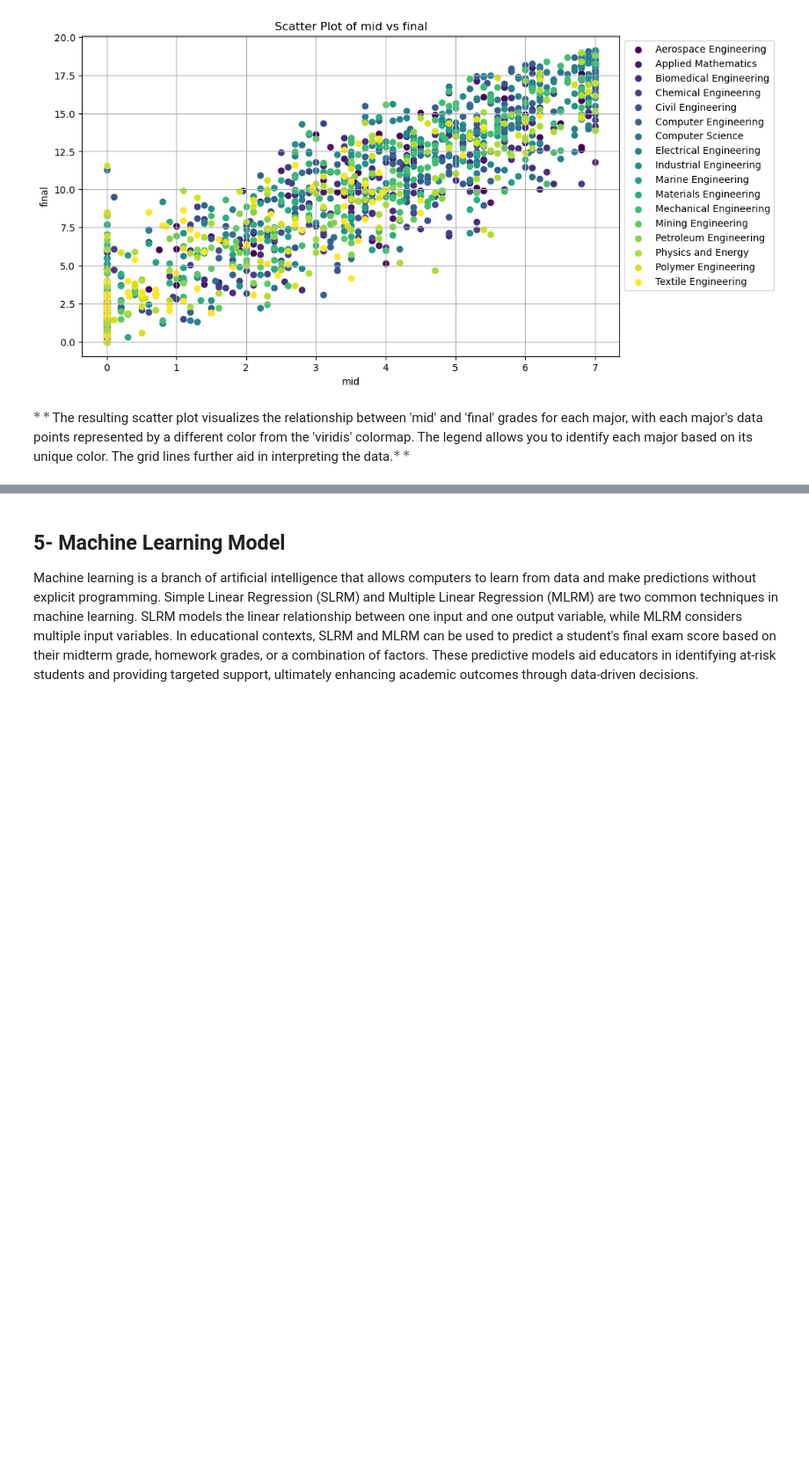
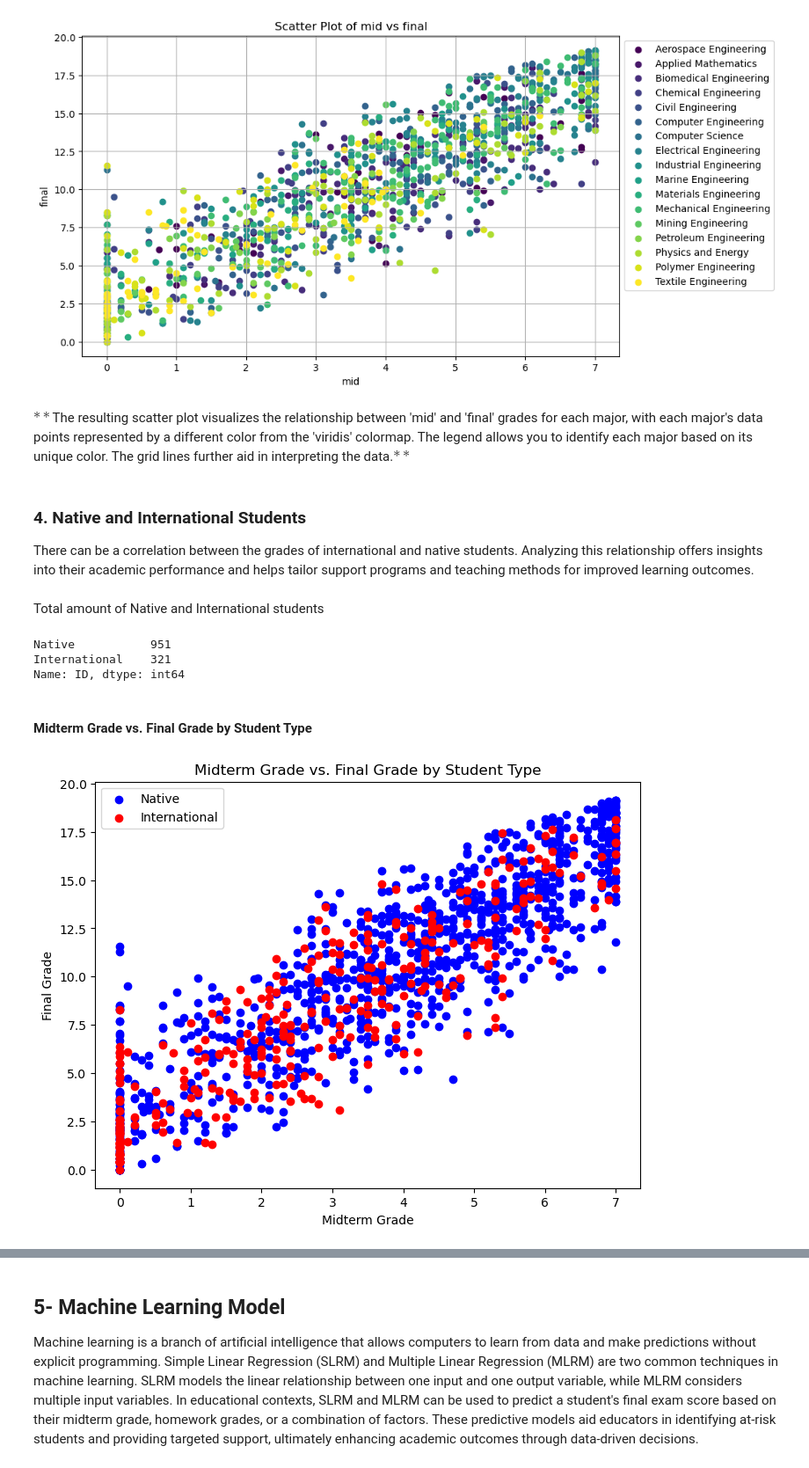
Before and after one commit to kooroshkz/math_grades_analysis, a Jupyter notebook: project_notebook.ipynb, the cells around one changed output, grey strips where cells are left out. Shown at 88% size. Cells and saved outputs as stored; diff of their text form; code cells hidden in the pictures; blank space fills up the shorter version.

```diff
--- a/project_notebook.ipynb
+++ b/project_notebook.ipynb
@@ -473,3 +463,40 @@ plt.show()
 [figure]
 # %% [markdown]
 $**$The resulting scatter plot visualizes the relationship between 'mid' and 'final' grades for each major, with each major's data points represented by a different color from the 'viridis' colormap. The legend allows you to identify each major based on its unique color. The grid lines further aid in interpreting the data.$**$
+# %% [markdown]
+<a name="int"></a>
+### 4. Native and International Students
+
+There can be a correlation between the grades of international and native students. Analyzing this relationship offers insights into their academic performance and helps tailor support programs and teaching methods for improved learning outcomes.
+# %%
+# We create int_df DataFrame then replace 0,1,7,9 for Native and 4 for International students
+int_df = df[["ID","mid","final"]]
+int_df['ID'] = int_df['ID'].astype(str).apply(lambda x: x[5:6])
+int_df['ID'] = pd.to_numeric(int_df['ID'], errors='coerce').fillna(0).astype(int)
+int_df['ID'].replace([1, 9, 7], 0, inplace=True)
+int_df['ID'] = int_df['ID'].replace({0: 'Native', 4: 'International'})
+# %% [markdown]
+Total amount of Native and International students
+# %%
+int_df['ID'].value_counts()
+# %% [output]
+Native           951
+International    321
+Name: ID, dtype: int64
+# %% [markdown]
+#### Midterm Grade vs. Final Grade by Student Type
+# %%
+native_students = int_df[int_df['ID'] == 'Native']
+international_students = int_df[int_df['ID'] == 'International']
+
+plt.figure(figsize=(8, 6))
+plt.scatter(native_students['mid'], native_students['final'], color='blue', label='Native')
+plt.scatter(international_students['mid'], international_students['final'], color='red', label='International')
+plt.xlabel('Midterm Grade')
+plt.ylabel('Final Grade')
+plt.title('Midterm Grade vs. Final Grade by Student Type')
+plt.legend()
+
+plt.show()
+# %% [output]
+[figure, added]
```
Also changed, not shown: parts of 18 cells of this notebook, 11 other files.
